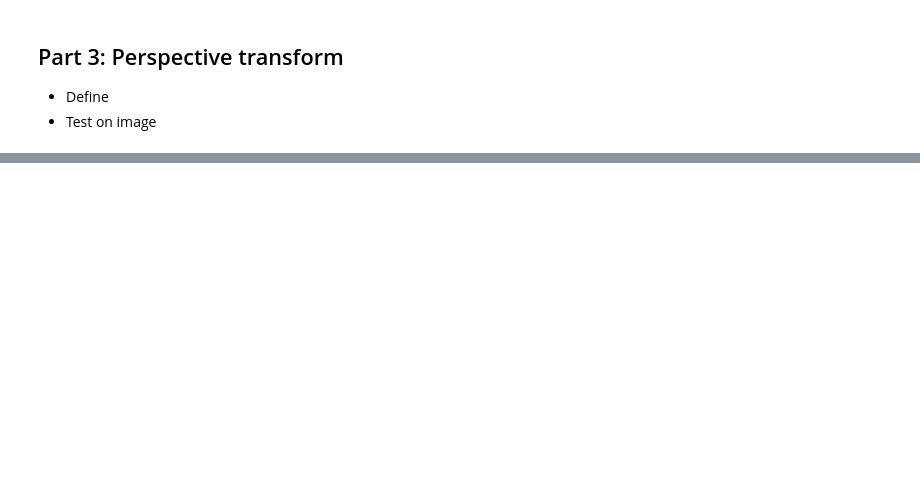
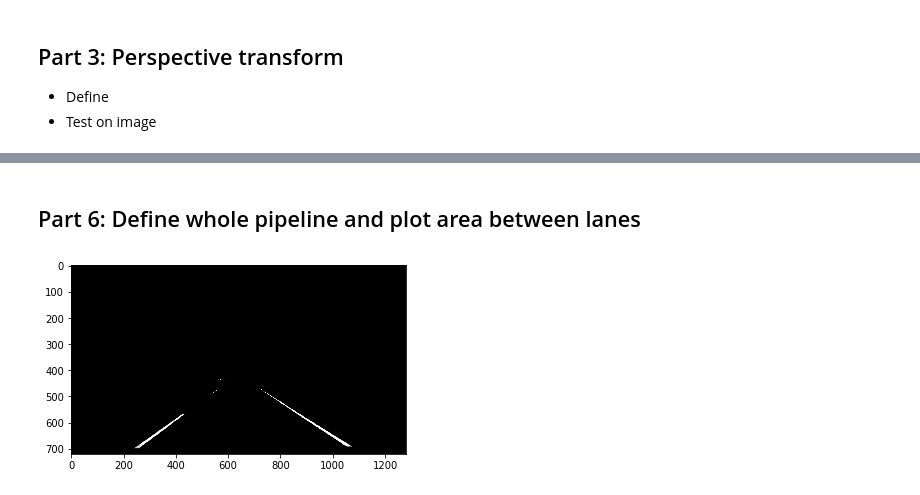
Before and after one commit to koulakis/CarND-Advanced-Lane-Lines, a Jupyter notebook: advanced_lane_lines.ipynb, the cells around one changed output, grey strips where cells are left out. Cells and saved outputs as stored; diff of their text form; code cells hidden in the pictures; blank space fills up the shorter version.

Commit message:
Adds sections for the last steps and defines the final pipeline using the existing components.

```diff
--- a/advanced_lane_lines.ipynb
+++ b/advanced_lane_lines.ipynb
@@ -88,0 +110,14 @@ plt.show()
+# %% [markdown]
+## Part 6: Define whole pipeline and plot area between lanes
+# %%
+lane_discovery_pipeline = Pipeline([
+    ("distortion_correctord", distortion_corrector),
+    ("image_thresholder", image_thresholder),
+    ("perspective_transformer", perspective_transformer),
+    ("inverse_perspective_transformer", inverse_perspective_transformer)
+])
+# %%
+plt.imshow(lane_discovery_pipeline.transform(test_images[3]), cmap='gray')
+plt.show()
+# %% [output]
+[figure, added]
```
Also changed, not shown: parts of 7 cells of this notebook, 3 other files.
